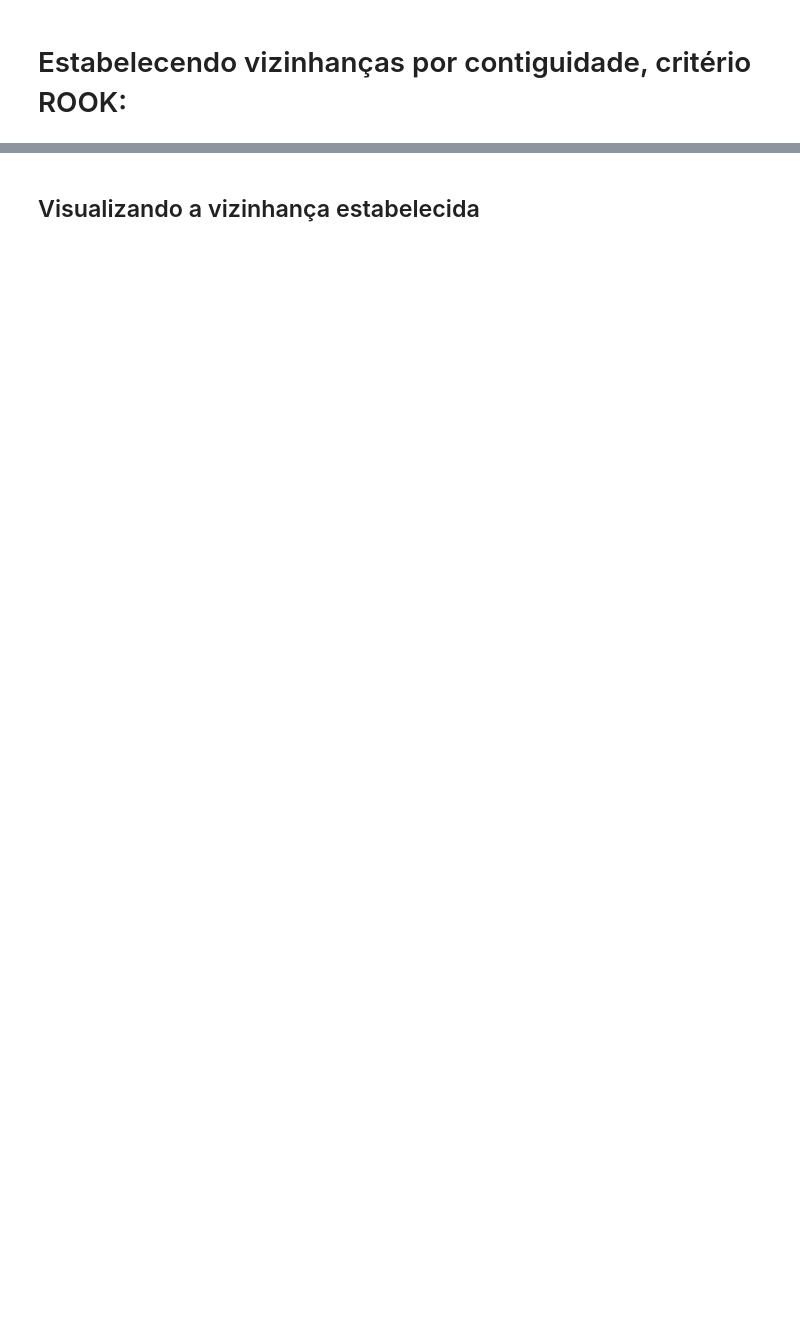
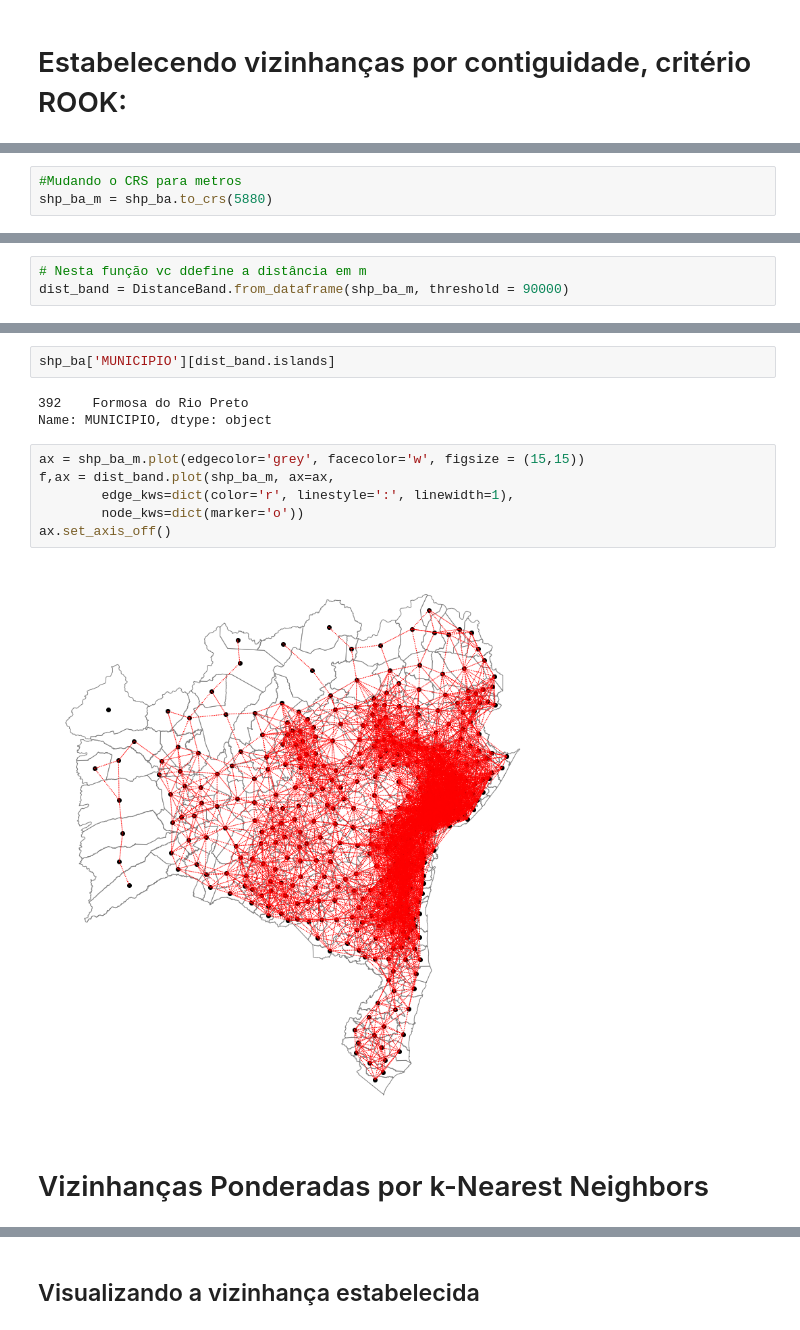
Before and after one commit to whaner/Spatial-Analysis, a Jupyter notebook: Spatial Analysis - Vizinhanças e Esda.ipynb, the cells around one changed output, grey strips where cells are left out. Cells and saved outputs as stored; diff of their text form; blank space fills up the shorter version.

```diff
--- a/Spatial Analysis - Vizinhanças e Esda.ipynb
+++ b/Spatial Analysis - Vizinhanças e Esda.ipynb
@@ -90,0 +253,3 @@ w_rook = Rook.from_dataframe(shp_sp_m)
+# %%
+#Mudando o CRS para metros
+shp_ba_m = shp_ba.to_crs(5880)
@@ -90,0 +272,3 @@ w_rook = Rook.from_dataframe(shp_sp_m)
+# %%
+# Nesta função vc ddefine a distância em m
+dist_band = DistanceBand.from_dataframe(shp_ba_m, threshold = 90000)
@@ -90,0 +296,15 @@ w_rook = Rook.from_dataframe(shp_sp_m)
+# %%
+shp_ba['MUNICIPIO'][dist_band.islands]
+# %% [output]
+392    Formosa do Rio Preto
+Name: MUNICIPIO, dtype: object
+# %%
+ax = shp_ba_m.plot(edgecolor='grey', facecolor='w', figsize = (15,15))
+f,ax = dist_band.plot(shp_ba_m, ax=ax,
+        edge_kws=dict(color='r', linestyle=':', linewidth=1),
+        node_kws=dict(marker='o'))
+ax.set_axis_off()
+# %% [output]
+[figure, added]
+# %% [markdown]
+# Vizinhanças Ponderadas por k-Nearest Neighbors
```
Also changed, not shown: parts of 61 cells of this notebook, 8 other files.
